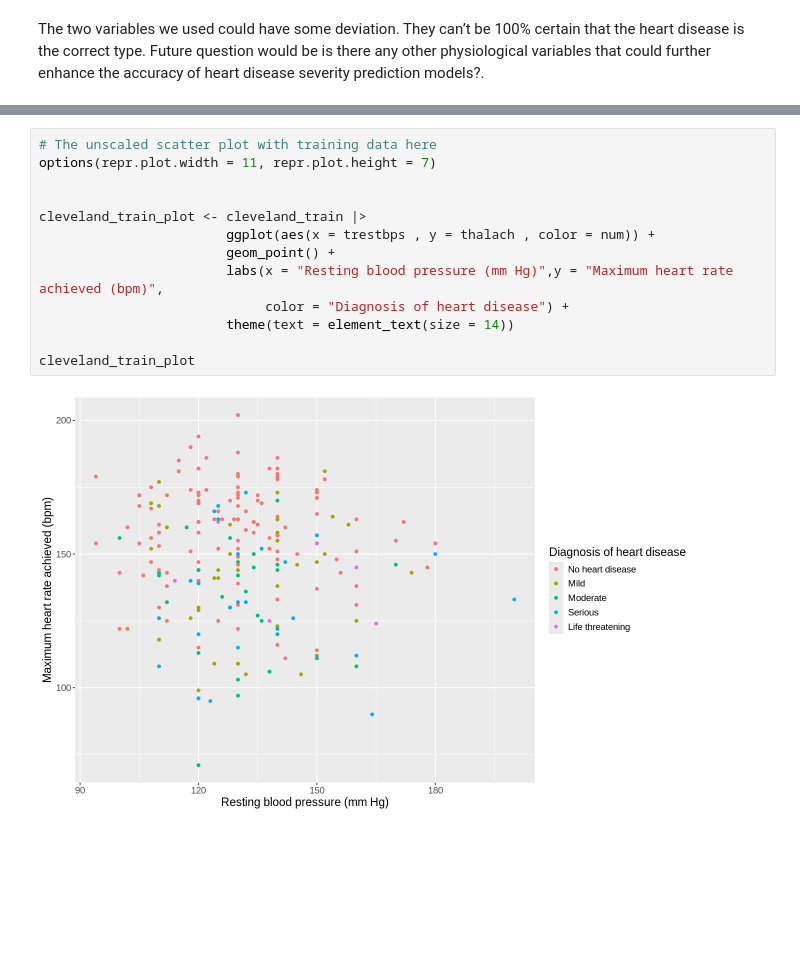
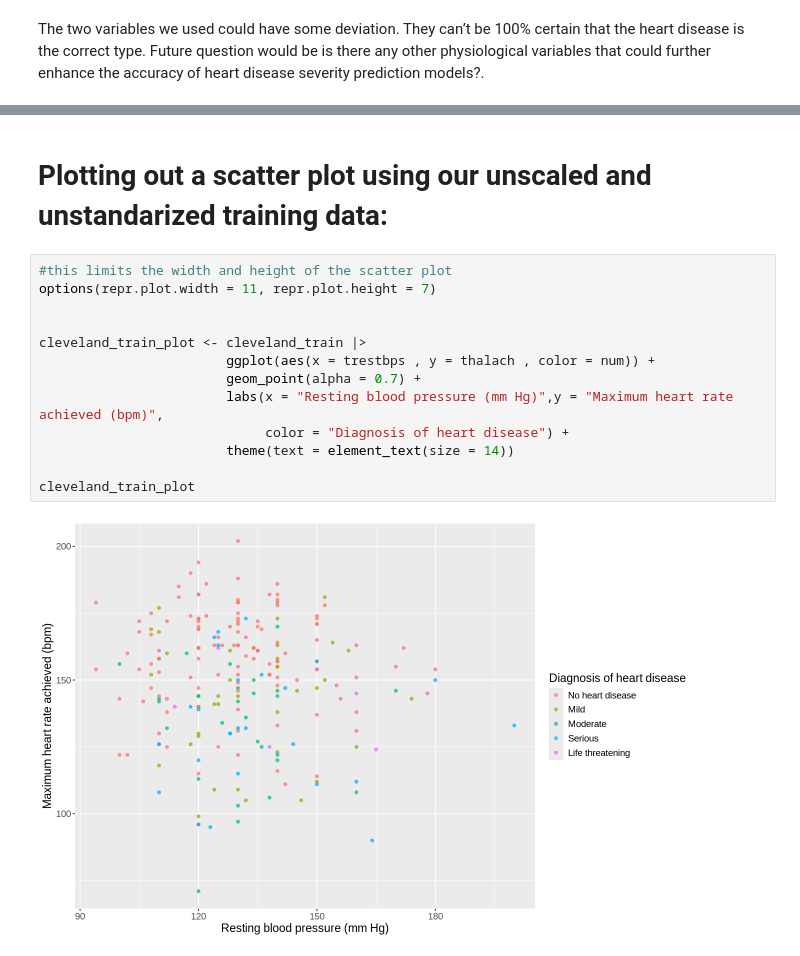
Before and after one commit to Xiaobin215/Billy_project_DSCI100, a Jupyter notebook: Billy's Project.ipynb, the cells around one changed output, grey strips where cells are left out. Cells and saved outputs as stored; diff of their text form; blank space fills up the shorter version.

```diff
--- a/Billy's Project.ipynb
+++ b/Billy's Project.ipynb
@@ -110,18 +104,20 @@ A data.frame: 222 × 3
 | 128 | 130 | Serious |
 | 164 | 90 | Serious |
 | 130 | 115 | Serious |
+# %% [markdown]
+# Plotting out a scatter plot using our unscaled and unstandarized training data:
 # %%
-# The unscaled scatter plot with training data here
+#this limits the width and height of the scatter plot
 options(repr.plot.width = 11, repr.plot.height = 7)
 
 
 cleveland_train_plot <- cleveland_train |>
                         ggplot(aes(x = trestbps , y = thalach , color = num)) +
-                        geom_point() +
+                        geom_point(alpha = 0.7) +
                         labs(x = "Resting blood pressure (mm Hg)",y = "Maximum heart rate achieved (bpm)",
                              color = "Diagnosis of heart disease") +
                         theme(text = element_text(size = 14))
 
 cleveland_train_plot
 # %% [output]
-[figure, old version]
+[figure, new version]
```
Also changed, not shown: parts of 9 cells of this notebook.
